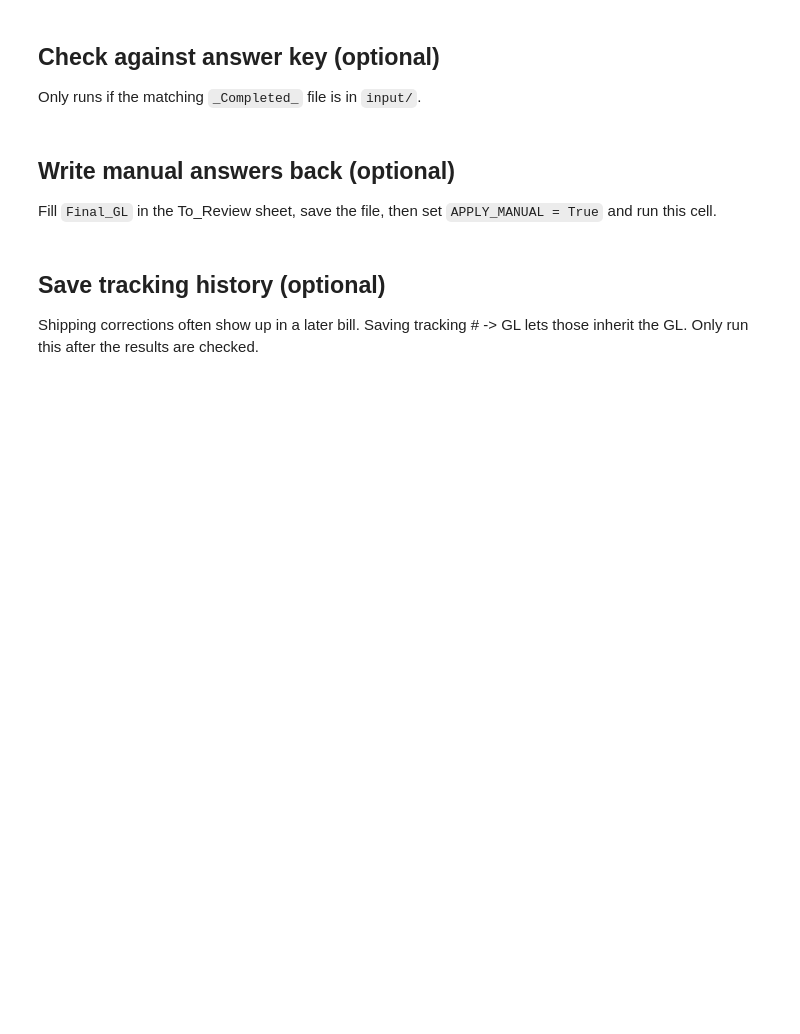
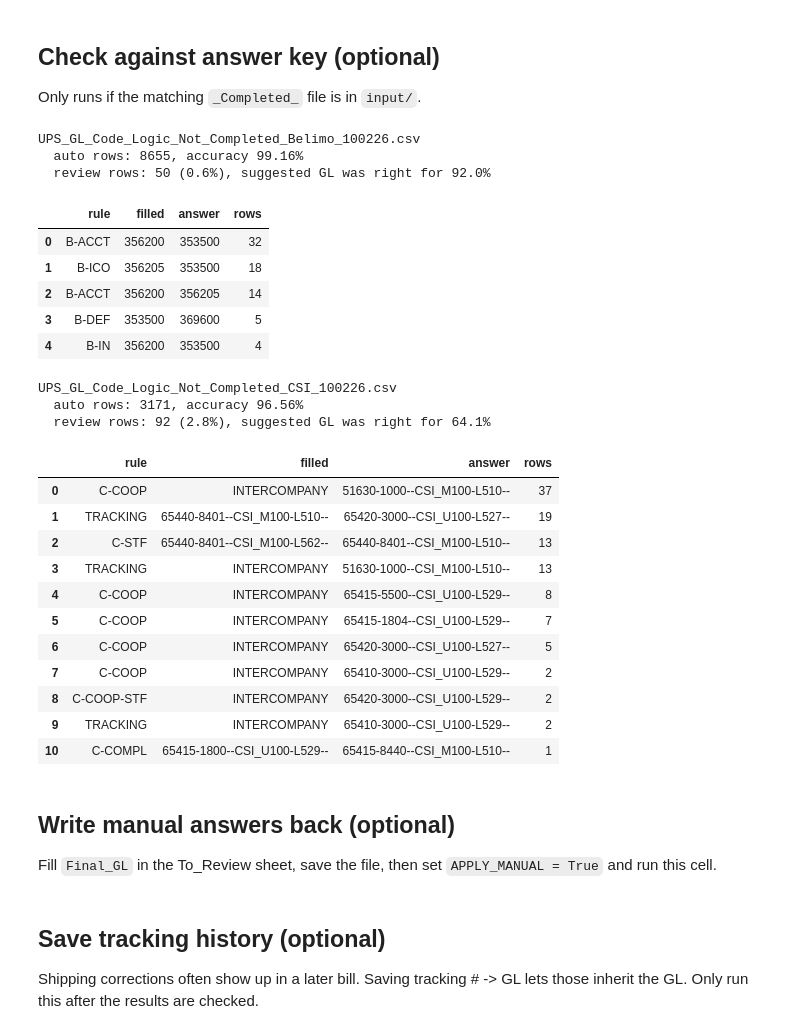
Before and after one commit to lingyuehao/TDE_Capstone, a Jupyter notebook: gl_code/GL_Code_Apply.ipynb, the cells around one changed output. Cells and saved outputs as stored; diff of their text form; code cells hidden in the pictures; blank space fills up the shorter version.

Commit message:
update gl code rules

```diff
--- a/gl_code/GL_Code_Apply.ipynb
+++ b/gl_code/GL_Code_Apply.ipynb
@@ -86,8 +86,13 @@ def detect_company(path):
     raise ValueError("can't tell the company from file name: " + Path(path).name)
 
 
+def clean_name(path):
+    # UPS file names come with spaces or underscores ("Not Completed" / "Not_Completed")
+    return re.sub(r"[\s_]+", "_", Path(path).name)
+
+
 def is_answer_key(path):
-    name = Path(path).name
+    name = clean_name(path)
     return "_Completed_" in name and "Not_Completed" not in name
 # %%
 # a rule is a list of conditions (col, op, value), all of them have to be true
@@ -710,7 +756,7 @@ def process_file(path):
 
     out = raw.copy()
     out[m] = res["GL_Code"].values
-    stem = path.stem.replace("_Not_Completed", "")
+    stem = Path(clean_name(path)).stem.replace("_Not_Completed", "")
     out_csv = OUTPUT_DIR / f"{stem}_GL.csv"
     out.to_csv(out_csv, header=False, index=False, encoding=raw.attrs["encoding"])
 
@@ -774,40 +839,66 @@ for r in runs:
 Only runs if the matching `_Completed_` file is in `input/`.
 # %%
 for r in runs:
-    key = INPUT_DIR / r["path"].name.replace("Not_Completed", "Completed")
-    if key == r["path"] or not key.exists():
+    target = clean_name(r["path"]).replace("Not_Completed", "Completed")
+    key = next((p for p in INPUT_DIR.glob("*.csv") if clean_name(p) == target), None)
+    if key is None or key == r["path"]:
         print(r["path"].name, ": no answer key")
         continue
     truth = read_ups_csv(key)[col_idx("M")].map(normalize_gl).values
     res = r["result"]
     auto = res["Status"].values != "review"
     print(r["path"].name)
     print(
         "  auto rows: {}, accuracy {:.2%}".format(
             auto.sum(), (res["GL_Code"].values[auto] == truth[auto]).mean()
         )
     )
     print(
         "  review rows: {} ({:.1%}), suggested GL was right for {:.1%}".format(
             (~auto).sum(),
             (~auto).mean(),
             (res["Suggested_GL"].values[~auto] == truth[~auto]).mean(),
         )
     )
     wrong = auto & (res["GL_Code"].values != truth)
     if wrong.any():
         display(
             pd.DataFrame(
                 {
                     "rule": res["Rule"][wrong],
                     "filled": res["GL_Code"][wrong],
                     "answer": truth[wrong],
                 }
             )
             .value_counts()
             .rename("rows")
             .reset_index()
         )
+# %% [output]
+UPS_GL_Code_Logic_Not_Completed_Belimo_100226.csv
+  auto rows: 8655, accuracy 99.16%
+  review rows: 50 (0.6%), suggested GL was right for 92.0%
+|  | rule | filled | answer | rows |
+| 0 | B-ACCT | 356200 | 353500 | 32 |
+| 1 | B-ICO | 356205 | 353500 | 18 |
+| 2 | B-ACCT | 356200 | 356205 | 14 |
+| 3 | B-DEF | 353500 | 369600 | 5 |
+| 4 | B-IN | 356200 | 353500 | 4 |
+UPS_GL_Code_Logic_Not_Completed_CSI_100226.csv
+  auto rows: 3171, accuracy 96.56%
+  review rows: 92 (2.8%), suggested GL was right for 64.1%
+|  | rule | filled | answer | rows |
+| 0 | C-COOP | INTERCOMPANY | 51630-1000--CSI_M100-L510-- | 37 |
+| 1 | TRACKING | 65440-8401--CSI_M100-L510-- | 65420-3000--CSI_U100-L527-- | 19 |
+| 2 | C-STF | 65440-8401--CSI_M100-L562-- | 65440-8401--CSI_M100-L510-- | 13 |
+| 3 | TRACKING | INTERCOMPANY | 51630-1000--CSI_M100-L510-- | 13 |
+| 4 | C-COOP | INTERCOMPANY | 65415-5500--CSI_U100-L529-- | 8 |
+| 5 | C-COOP | INTERCOMPANY | 65415-1804--CSI_U100-L529-- | 7 |
+| 6 | C-COOP | INTERCOMPANY | 65420-3000--CSI_U100-L527-- | 5 |
+| 7 | C-COOP | INTERCOMPANY | 65410-3000--CSI_U100-L529-- | 2 |
+| 8 | C-COOP-STF | INTERCOMPANY | 65420-3000--CSI_U100-L529-- | 2 |
+| 9 | TRACKING | INTERCOMPANY | 65410-3000--CSI_U100-L529-- | 2 |
+| 10 | C-COMPL | 65415-1800--CSI_U100-L529-- | 65415-8440--CSI_M100-L510-- | 1 |
 # %% [markdown]
 ## Write manual answers back (optional)
 Fill `Final_GL` in the To_Review sheet, save the file, then set `APPLY_MANUAL = True` and run this cell.
```
Also changed, not shown: parts of 3 cells of this notebook, 1 other file.
